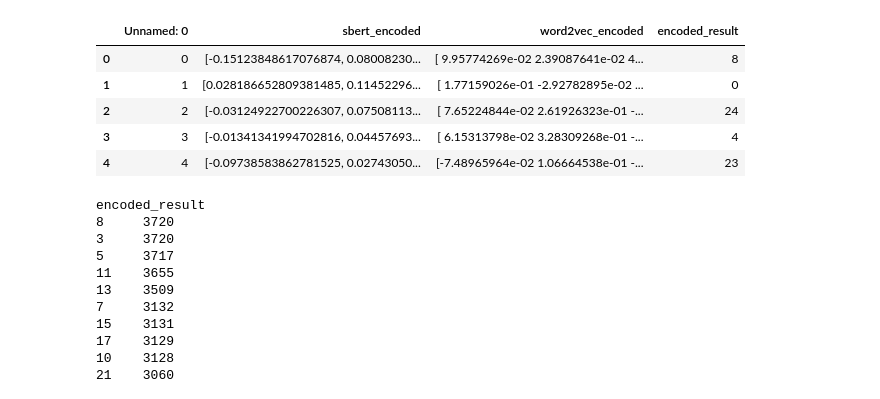
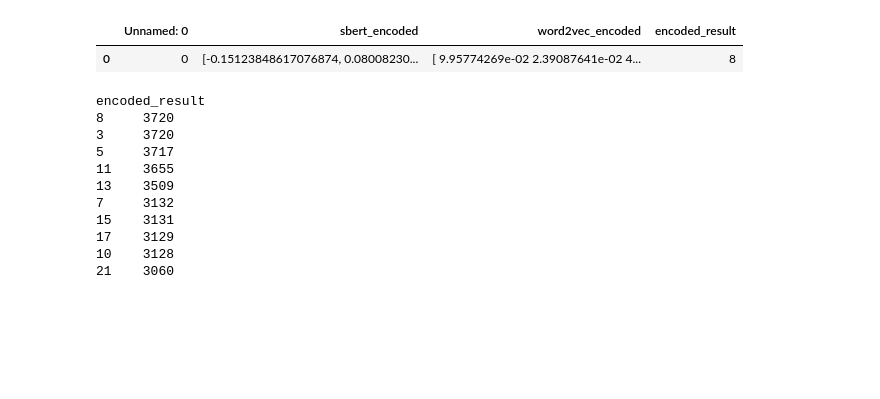
Before and after one commit to Nirbhik01/chatbot-with-intent-classification, a Jupyter notebook: intent_classification.ipynb, the cells around one changed output. Drawn from its saved outputs; the diff is of its cells as text; code cells hidden in the pictures; blank space fills up the shorter version.

```diff
--- a/intent_classification.ipynb
+++ b/intent_classification.ipynb
@@ -6,14 +6,10 @@ tqdm.pandas()
 # %%
 df = pd.read_csv('./data/vectors_and_result.csv')
 # %%
-df.head(5)
+df.head(1)
 # %% [output]
 |  | Unnamed: 0 | sbert_encoded | word2vec_encoded | encoded_result |
 | 0 | 0 | [-0.15123848617076874, 0.08008230... | [ 9.95774269e-02 2.39087641e-02 4... | 8 |
-| 1 | 1 | [0.028186652809381485, 0.11452296... | [ 1.77159026e-01 -2.92782895e-02 ... | 0 |
-| 2 | 2 | [-0.03124922700226307, 0.07508113... | [ 7.65224844e-02 2.61926323e-01 -... | 24 |
-| 3 | 3 | [-0.01341341994702816, 0.04457693... | [ 6.15313798e-02 3.28309268e-01 -... | 4 |
-| 4 | 4 | [-0.09738583862781525, 0.02743050... | [-7.48965964e-02 1.06664538e-01 -... | 23 |
 # %%
 from sklearn.model_selection import train_test_split
 # %%
```
Also changed, not shown: parts of 7 cells of this notebook, 3 other files.
